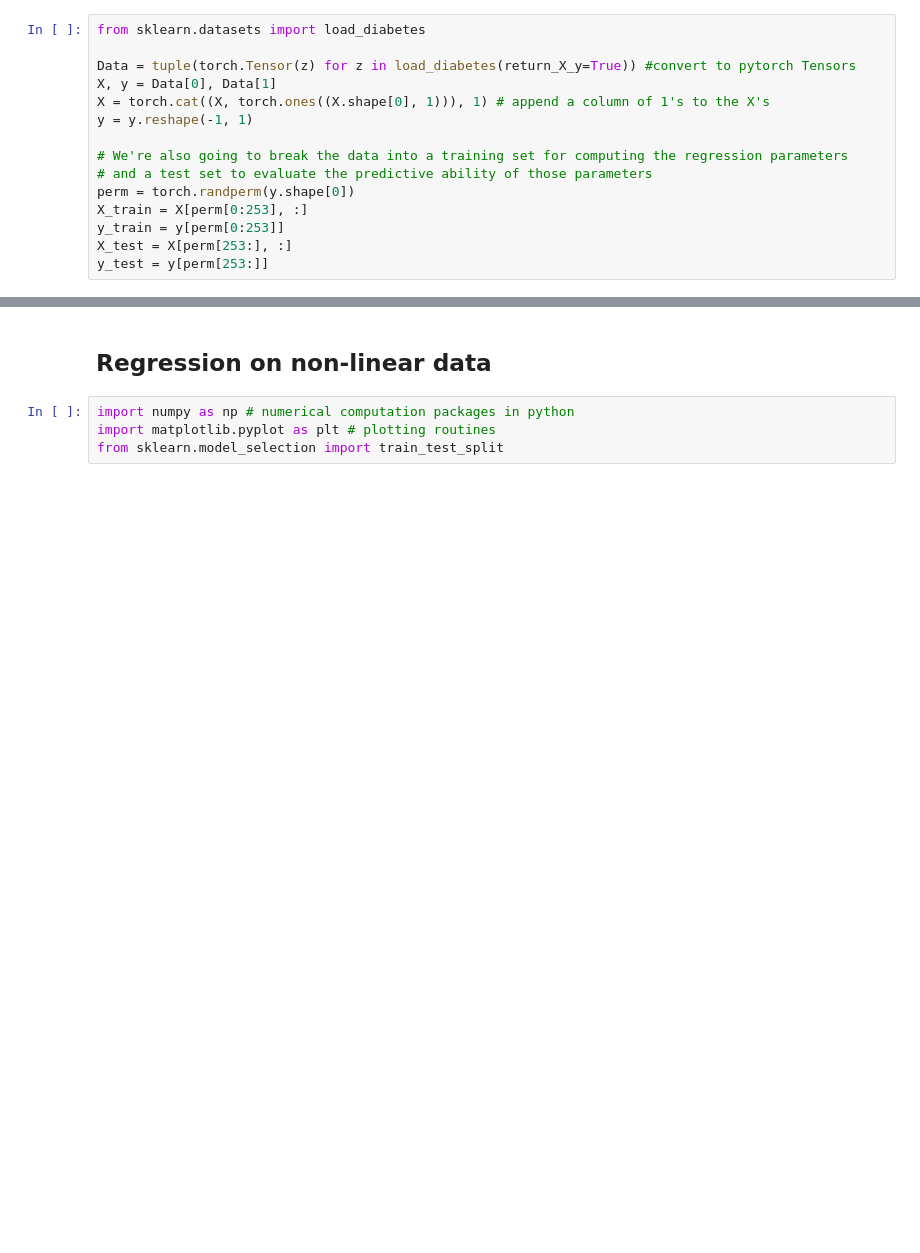
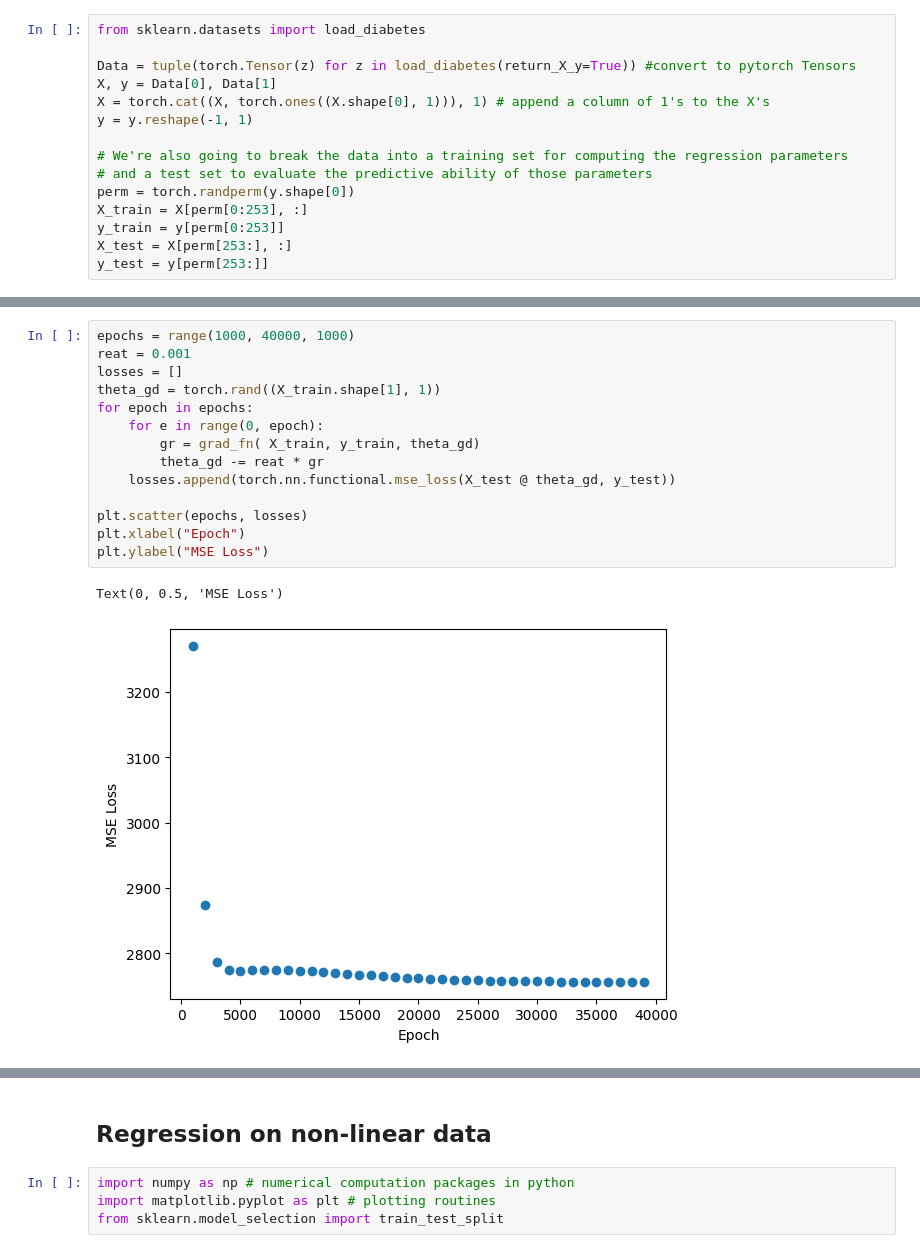
Before and after one commit to biancaBotea/MLBasics, a Jupyter notebook: Regression.ipynb, the cells around one changed output, grey strips where cells are left out. Cells and saved outputs as stored; diff of their text form; blank space fills up the shorter version.

```diff
--- a/Regression.ipynb
+++ b/Regression.ipynb
@@ -130,0 +244,17 @@ Text(0.5, 1.0, 'Plot of the Mean Square Error of Gradient Decent related to the
+# %%
+epochs = range(1000, 40000, 1000)
+reat = 0.001
+losses = []
+theta_gd = torch.rand((X_train.shape[1], 1))
+for epoch in epochs:
+    for e in range(0, epoch):
+        gr = grad_fn( X_train, y_train, theta_gd)
+        theta_gd -= reat * gr
+    losses.append(torch.nn.functional.mse_loss(X_test @ theta_gd, y_test))
+
+plt.scatter(epochs, losses)
+plt.xlabel("Epoch")
+plt.ylabel("MSE Loss")
+# %% [output]
+Text(0, 0.5, 'MSE Loss')
+[figure, added]
```
Also changed, not shown: parts of 28 cells of this notebook, 1 other file.
